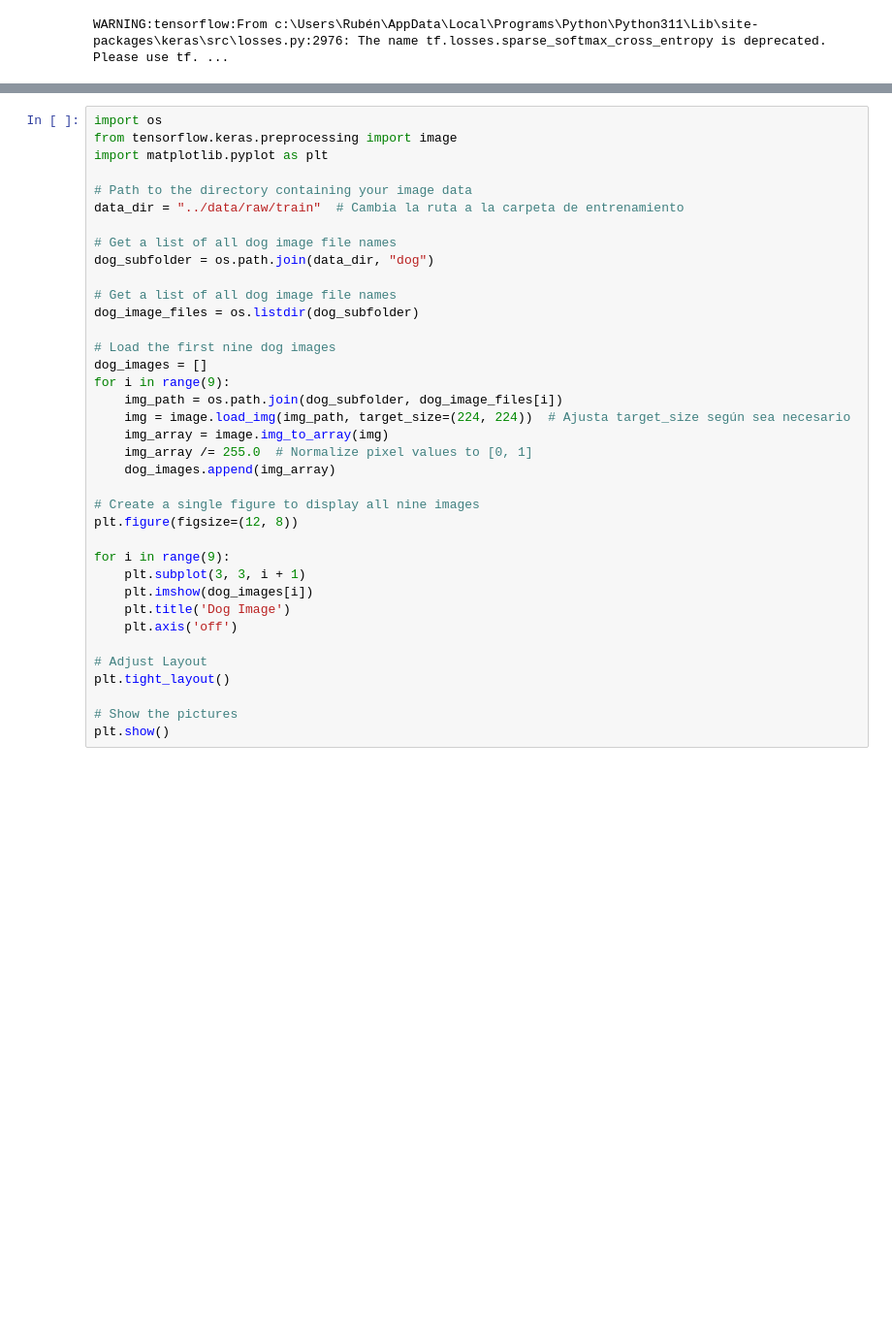
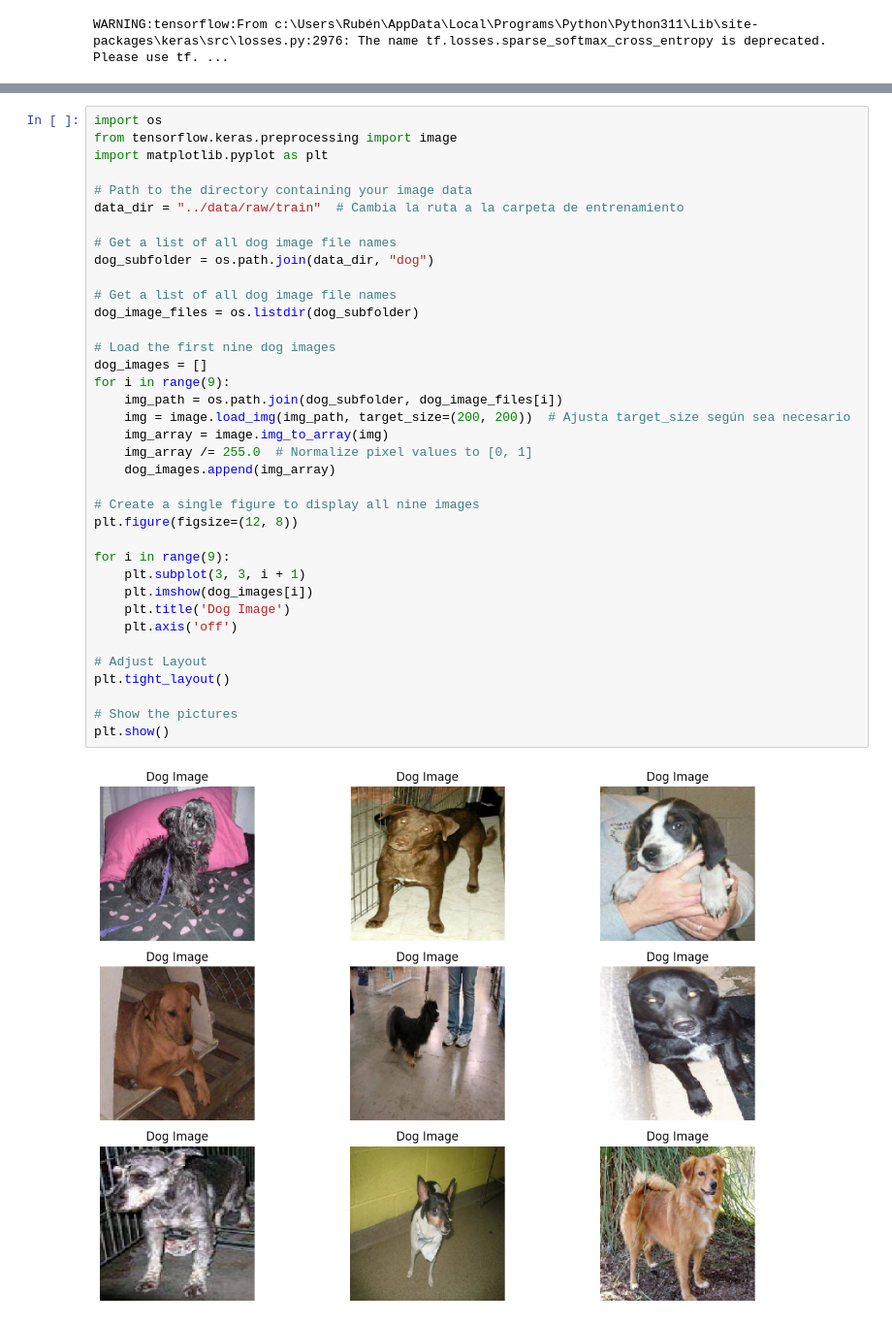
Before and after one commit to Munchkinland/RNA---Dogs-vs.-Cats---, a Jupyter notebook: src/explore.ipynb, the cells around one changed output, grey strips where cells are left out. Shown at 97% size. Cells and saved outputs as stored; diff of their text form; blank space fills up the shorter version.

```diff
--- a/src/explore.ipynb
+++ b/src/explore.ipynb
@@ -19,31 +21,33 @@ import matplotlib.pyplot as plt
 data_dir = "../data/raw/train"  # Cambia la ruta a la carpeta de entrenamiento
 
 # Get a list of all dog image file names
 dog_subfolder = os.path.join(data_dir, "dog")
 
 # Get a list of all dog image file names
 dog_image_files = os.listdir(dog_subfolder)
 
 # Load the first nine dog images
 dog_images = []
 for i in range(9):
     img_path = os.path.join(dog_subfolder, dog_image_files[i])
-    img = image.load_img(img_path, target_size=(224, 224))  # Ajusta target_size según sea necesario
+    img = image.load_img(img_path, target_size=(200, 200))  # Ajusta target_size según sea necesario
     img_array = image.img_to_array(img)
     img_array /= 255.0  # Normalize pixel values to [0, 1]
     dog_images.append(img_array)
 
 # Create a single figure to display all nine images
 plt.figure(figsize=(12, 8))
 
 for i in range(9):
     plt.subplot(3, 3, i + 1)
     plt.imshow(dog_images[i])
     plt.title('Dog Image')
     plt.axis('off')
 
 # Adjust Layout
 plt.tight_layout()
 
 # Show the pictures
 plt.show()
+# %% [output]
+[figure, added]
```
Also changed, not shown: parts of 16 cells of this notebook, 2 other files.
